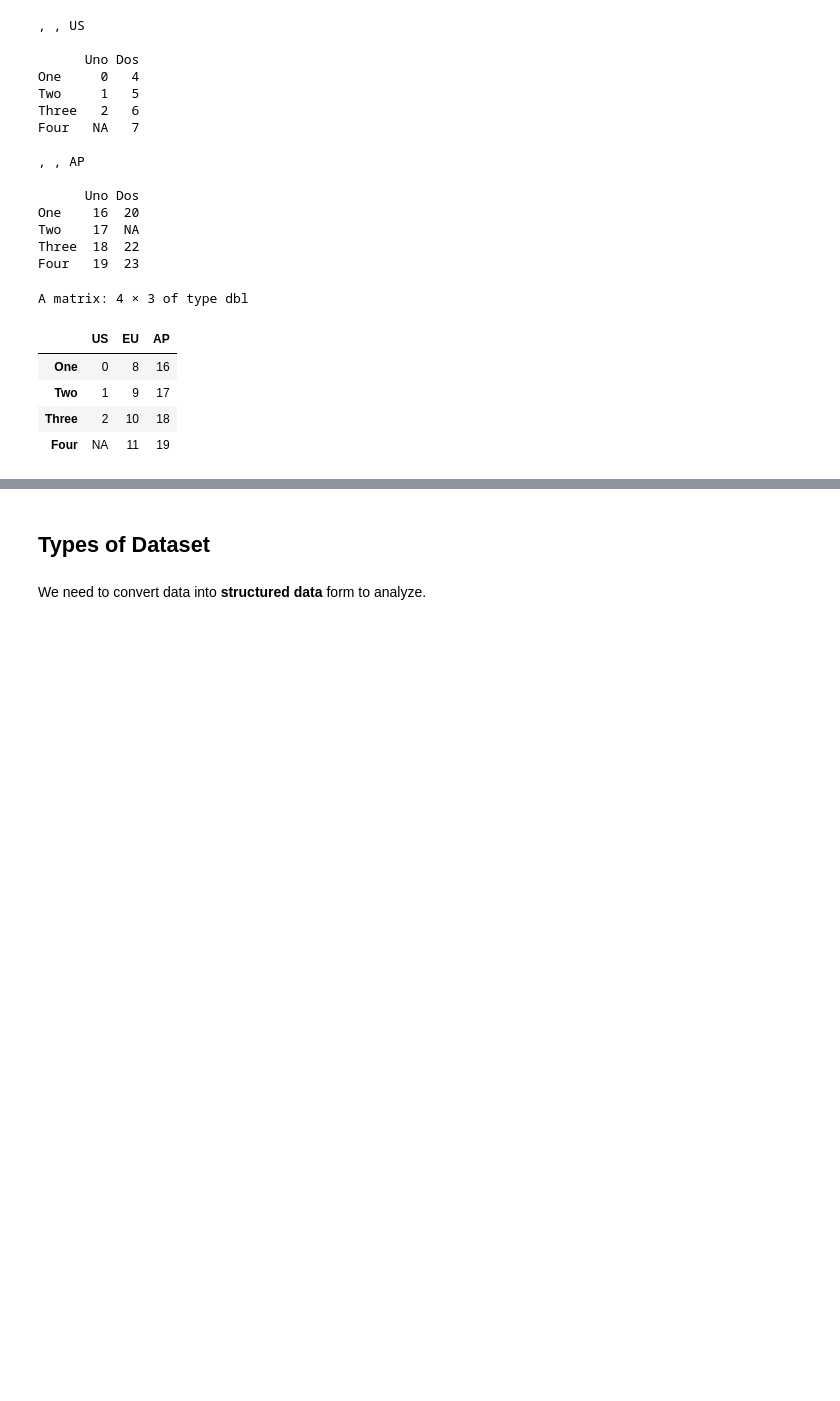
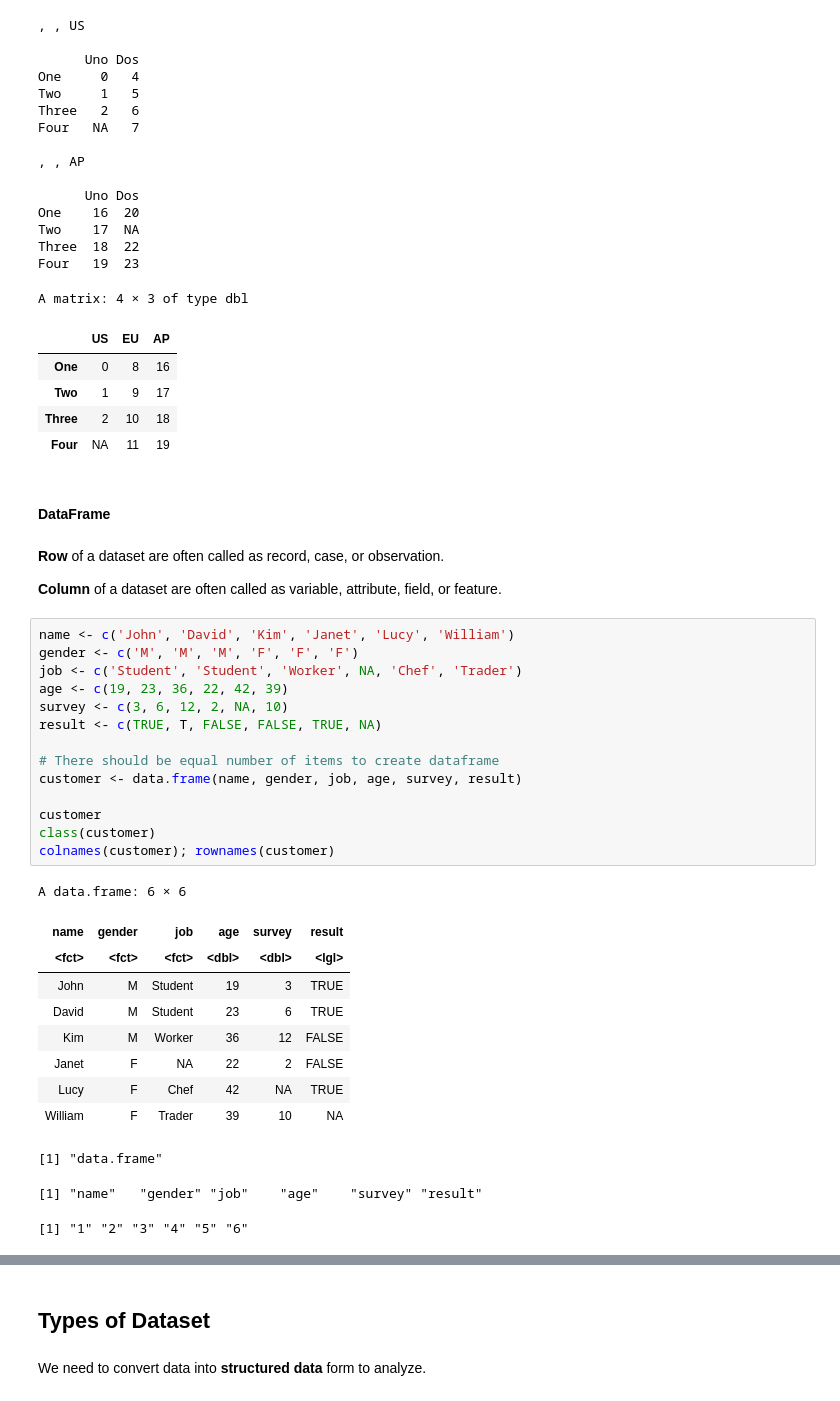
Before and after one commit to hwuiwon/data-analysis-study, a Jupyter notebook: Data_Analysis_Study.ipynb, the cells around one changed output, grey strips where cells are left out. Saved outputs shown, nothing was run; the diff lists cells and outputs as text; blank space fills up the shorter version.

Commit message:
Added more types of data object

```diff
--- a/Data_Analysis_Study.ipynb
+++ b/Data_Analysis_Study.ipynb
@@ -248,3 +248,36 @@ A matrix: 4 × 3 of type dbl
 | Two | 1 | 9 | 17 |
 | Three | 2 | 10 | 18 |
 | Four | NA | 11 | 19 |
+# %% [markdown]
+#### **DataFrame**
+# %% [markdown]
+**Row** of a dataset are often called as record, case, or observation.
+
+**Column** of a dataset are often called as variable, attribute, field, or feature.
+# %%
+name <- c('John', 'David', 'Kim', 'Janet', 'Lucy', 'William')
+gender <- c('M', 'M', 'M', 'F', 'F', 'F')
+job <- c('Student', 'Student', 'Worker', NA, 'Chef', 'Trader')
+age <- c(19, 23, 36, 22, 42, 39)
+survey <- c(3, 6, 12, 2, NA, 10)
+result <- c(TRUE, T, FALSE, FALSE, TRUE, NA)
+
+# There should be equal number of items to create dataframe
+customer <- data.frame(name, gender, job, age, survey, result)
+
+customer
+class(customer)
+colnames(customer); rownames(customer)
+# %% [output]
+A data.frame: 6 × 6
+| name | gender | job | age | survey | result |
+| <fct> | <fct> | <fct> | <dbl> | <dbl> | <lgl> |
+| John | M | Student | 19 | 3 | TRUE |
+| David | M | Student | 23 | 6 | TRUE |
+| Kim | M | Worker | 36 | 12 | FALSE |
+| Janet | F | NA | 22 | 2 | FALSE |
+| Lucy | F | Chef | 42 | NA | TRUE |
+| William | F | Trader | 39 | 10 | NA |
+[1] "data.frame"
+[1] "name"   "gender" "job"    "age"    "survey" "result"
+[1] "1" "2" "3" "4" "5" "6"
```
Also changed, not shown: parts of 9 cells of this notebook.
